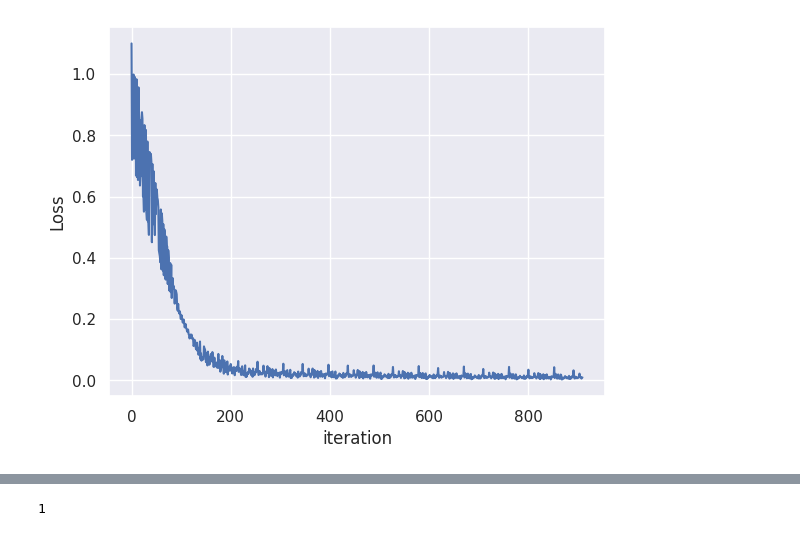
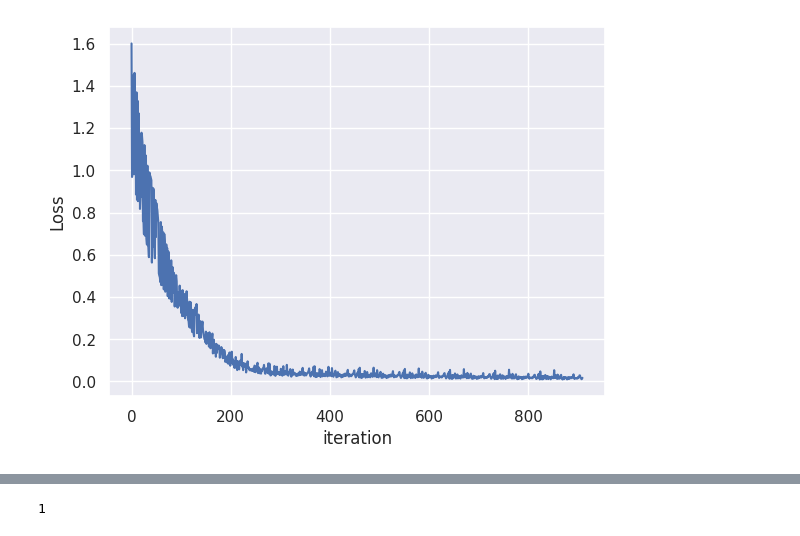
Before and after one commit to FreshMedlar/MouseTracker, a Jupyter notebook: modello.ipynb, the cells around one changed output, grey strips where cells are left out. Cells and saved outputs as stored; diff of their text form; code cells hidden in the pictures.

```diff
--- a/modello.ipynb
+++ b/modello.ipynb
@@ -33,8 +22,0 @@ print(prova.tolist()[0])
-# %%
-x = torch.cat((s1,s2),dim=0)
-print(x.shape)
-mu = x.mean(dim=0)
-print(mu)
-sig=x.std(dim=0)
-print(sig)
-sequences = [(s1-mu)/sig, (s2-mu)/sig]  # pythonic list to hold sequences of un-even length
@@ -102,28 +100,28 @@ def custom_loss(pred, actual):
 # %%
 in_d = 2
 out_d = in_d
 hidden_d = 8
 num_hidden = 1
 rnn = MyRnn(in_d, out_d, hidden_d, num_hidden)
 loss = []
-criterion = custom_loss
-# criterion = nn.MSELoss()
+# criterion = custom_loss
+criterion = nn.MSELoss()
 opt = torch.optim.SGD(rnn.parameters(), lr=0.01)
 n_epochs = 10
 for e in trange(n_epochs):
   for s in sequences:
     pred, _ = rnn(s[:-1,...], torch.zeros(num_hidden, 1, hidden_d, dtype=torch.float))  # predict next step, init hidden state to zero at the begining of the sequence
     err = criterion(pred, s[1:, ...])  # predict next step for each step
     opt.zero_grad()
     err.backward()
     opt.step()
     loss.append(err.item())
 plt.plot(loss)
 plt.ylabel('Loss')
 plt.xlabel('iteration')
 plt.show()
 # %% [output]
-[figure, old version]
+[figure, new version]
 # %%
 rnn.eval()
 with torch.no_grad():
```
Also changed, not shown: parts of 6 cells of this notebook, 2 other files.
